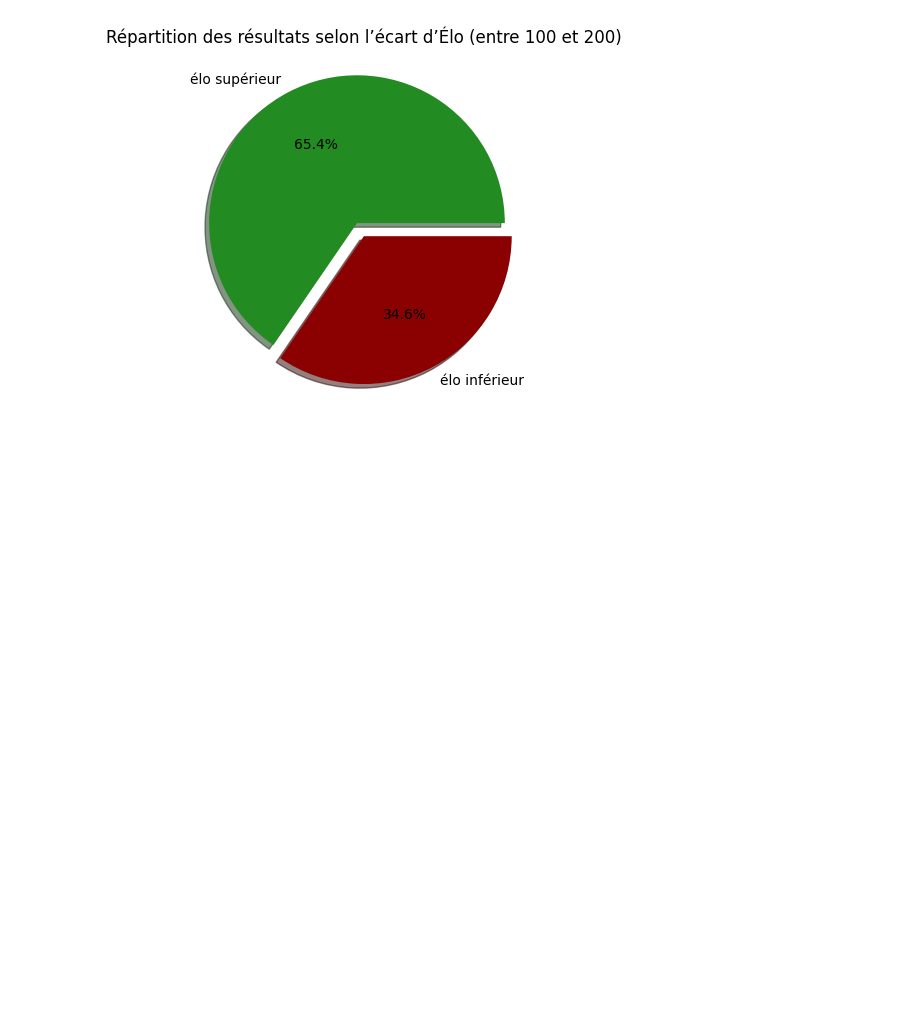
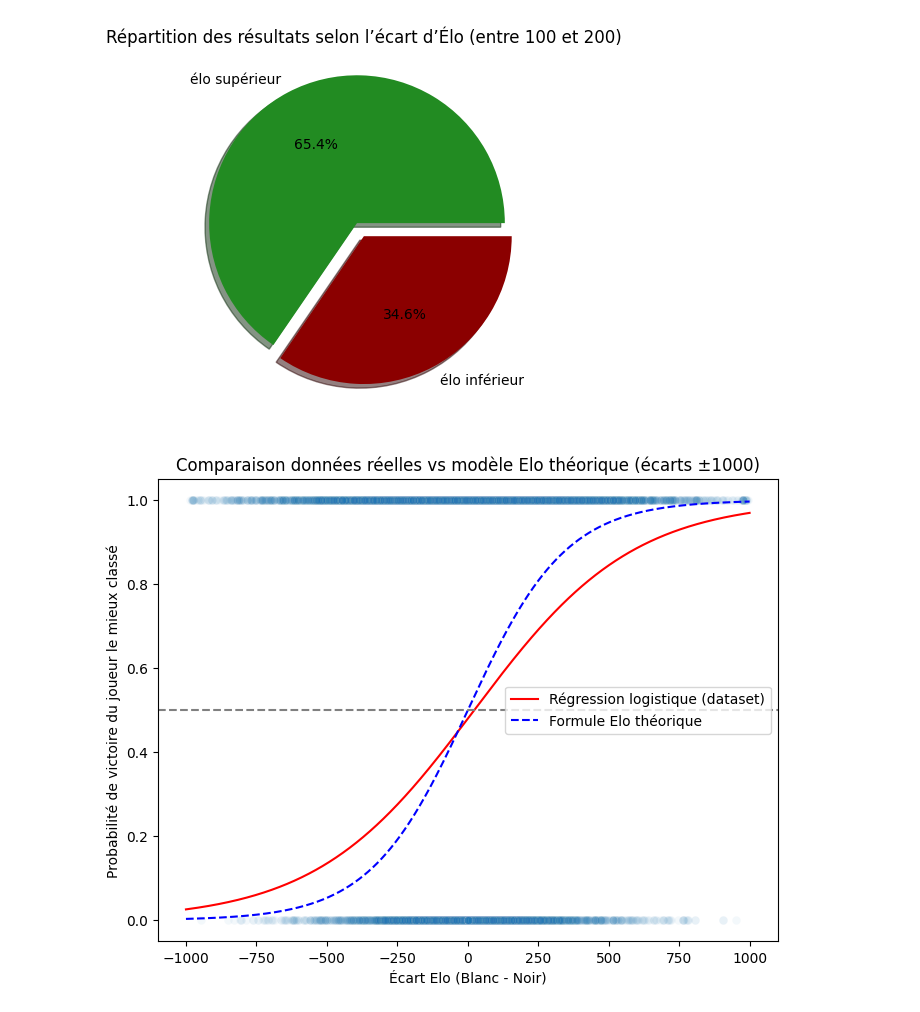
Before and after one commit to IdrissG94/Lichess-Dataset-Exploration, a Jupyter notebook: data_exploration.ipynb, the cells around one changed output. Cells and saved outputs as stored; diff of their text form; code cells hidden in the pictures; blank space fills up the shorter version.

```diff
--- a/data_exploration.ipynb
+++ b/data_exploration.ipynb
@@ -131,3 +131,46 @@ Nb victoires élo supérieur : 2883
 Nb victoires élo inférieur : 1523
 Nb total de parties : 4629
 [figure]
+# %%
+# Déterminer le joueur le mieux classé et s'il a gagné
+games["stronger_wins"] = (
+    ((games["diff_elo"] > 0) & (games["winner"] == "white")) |
+    ((games["diff_elo"] < 0) & (games["winner"] == "black"))
+).astype(int)
+# Filtrer sur un écart d'élo de [-1000, 1000]
+filtered = games[(games["diff_elo"].between(-1000, 1000))].dropna(subset=["stronger_wins"])
+
+X = (np.abs(filtered["diff_elo"])).values.reshape(-1, 1)
+y = filtered["stronger_wins"].values
+
+#Standardisation
+scaler = StandardScaler()
+X_scaled = scaler.fit_transform(X)
+
+#Régression logistique
+log_reg = LogisticRegression()
+log_reg.fit(X_scaled, y)
+
+#Courbe prédictive
+x_vals = np.linspace(-1000, 1000, 1000).reshape(-1, 1)
+x_vals_scaled = scaler.transform(x_vals)
+y_pred = log_reg.predict_proba(x_vals_scaled)[:, 1]
+
+#Tracé
+plt.figure(figsize=(8,6))
+sns.scatterplot(x="diff_elo", y="stronger_wins", data=filtered, alpha=0.05)
+plt.plot(x_vals, y_pred, color="red", label="Régression logistique (dataset)")
+
+# Ajout du modèle Elo théorique pour comparaison
+c = 400 / np.log(10)
+elo_model = 1 / (1 + np.exp(-x_vals / c))
+plt.plot(x_vals, elo_model, "b--", label="Formule Elo théorique")
+
+plt.axhline(0.5, color="grey", linestyle="--")
+plt.xlabel("Écart Elo (Blanc - Noir)")
+plt.ylabel("Probabilité de victoire du joueur le mieux classé")
+plt.title("Comparaison données réelles vs modèle Elo théorique (écarts ±1000)")
+plt.legend()
+plt.show()
+# %% [output]
+[figure, added]
```
